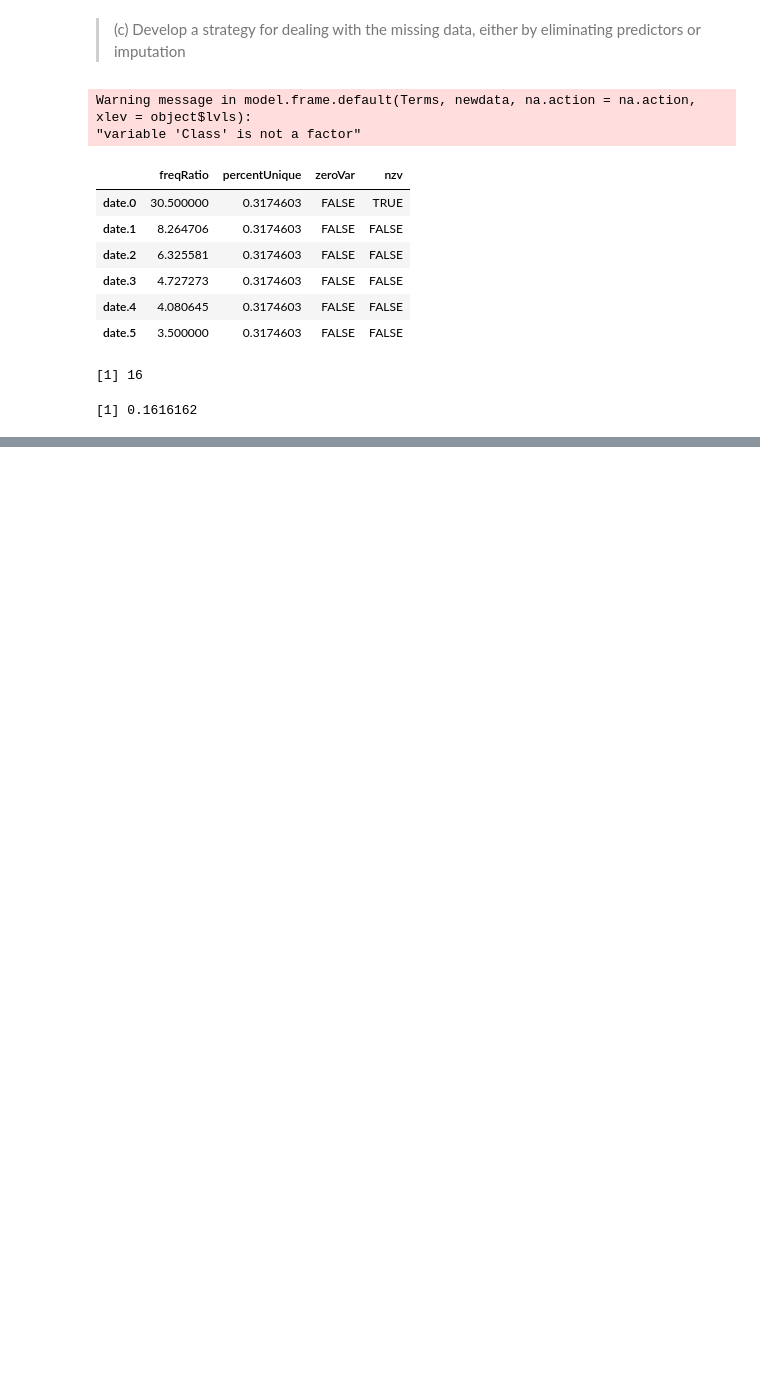
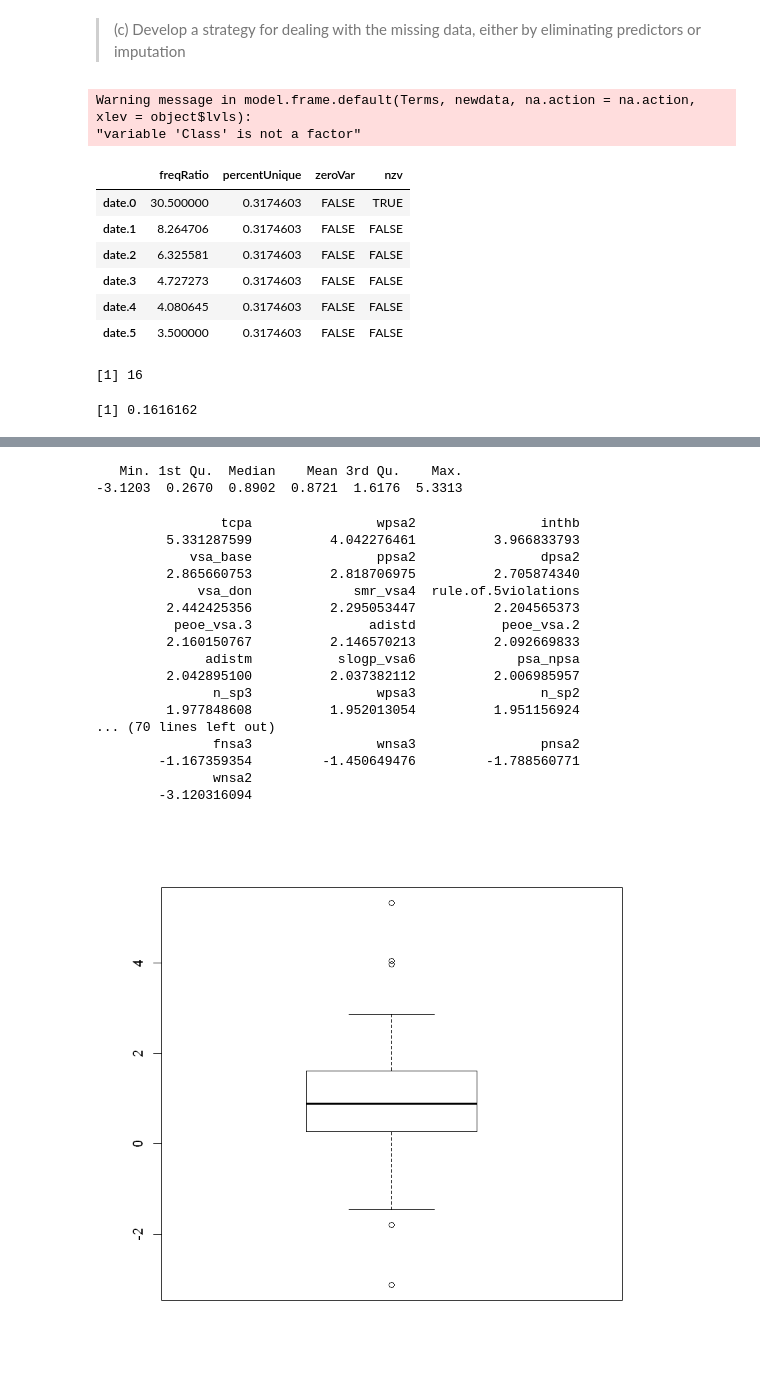
Before and after one commit to Randallzoeng/BookClub, a Jupyter notebook: AppliedPredictiveModeling/Chap. 3 Exercises.ipynb, the cells around one changed output, grey strips where cells are left out. Drawn from its saved outputs; the diff is of its cells as text; code cells hidden in the pictures; blank space fills up the shorter version.

```diff
--- a/AppliedPredictiveModeling/Chap. 3 Exercises.ipynb
+++ b/AppliedPredictiveModeling/Chap. 3 Exercises.ipynb
@@ -282,0 +407,27 @@ mean(predDistInfo$nzv)
+# %%
+library(e1071)
+skew <- apply(filter1,2,skewness)
+summary(skew)
+boxplot(skew)
+sort(skew,decreasing = T)
+# %% [output]
+   Min. 1st Qu.  Median    Mean 3rd Qu.    Max.
+-3.1203  0.2670  0.8902  0.8721  1.6176  5.3313
+                tcpa                wpsa2                inthb
+         5.331287599          4.042276461          3.966833793
+            vsa_base                ppsa2                dpsa2
+         2.865660753          2.818706975          2.705874340
+             vsa_don             smr_vsa4  rule.of.5violations
+         2.442425356          2.295053447          2.204565373
+          peoe_vsa.3               adistd           peoe_vsa.2
+         2.160150767          2.146570213          2.092669833
+              adistm           slogp_vsa6             psa_npsa
+         2.042895100          2.037382112          2.006985957
+               n_sp3                wpsa3                n_sp2
+         1.977848608          1.952013054          1.951156924
+... (70 lines left out)
+               fnsa3                wnsa3                pnsa2
+        -1.167359354         -1.450649476         -1.788560771
+               wnsa2
+        -3.120316094
+[figure, added]
```
Also changed, not shown: parts of 27 cells of this notebook.
